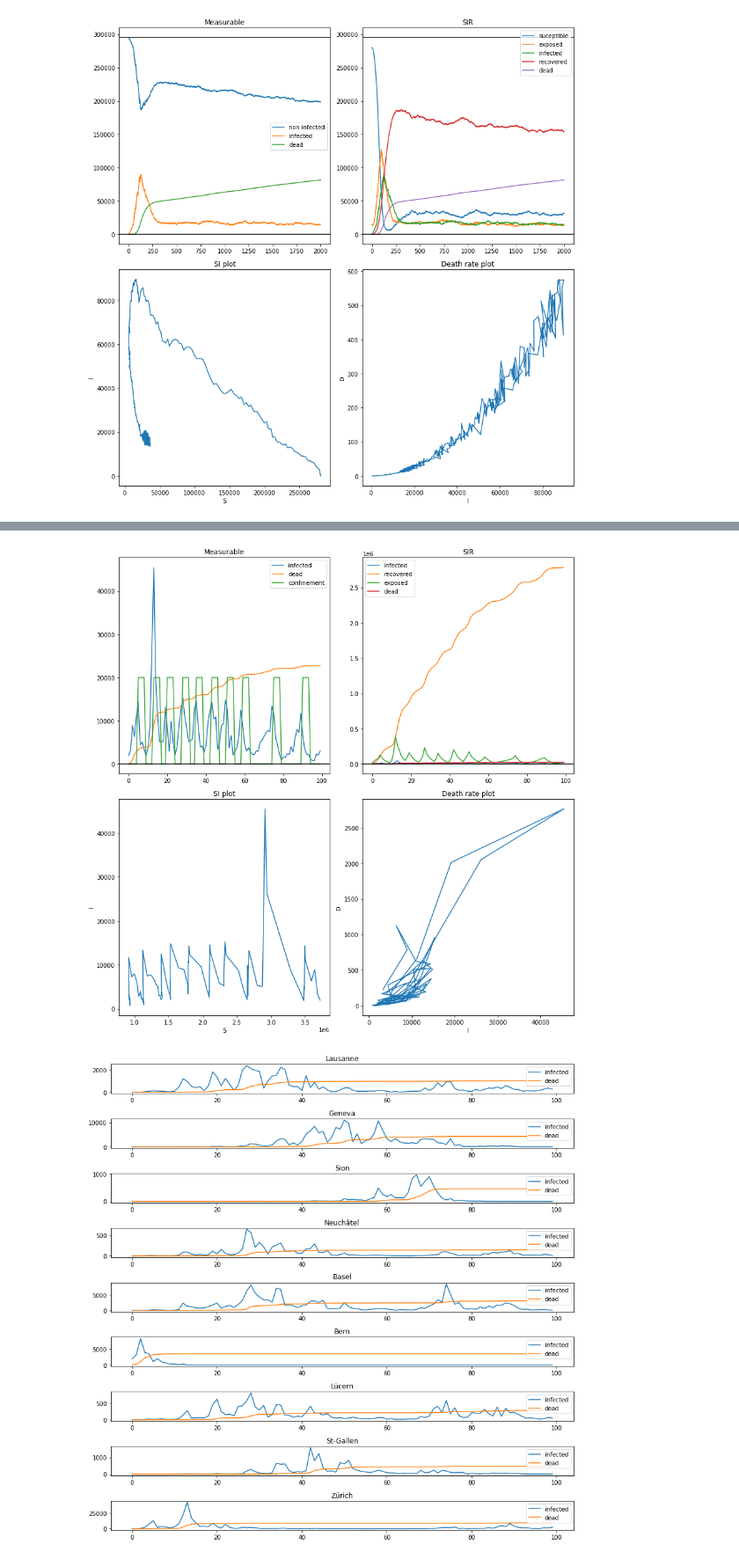
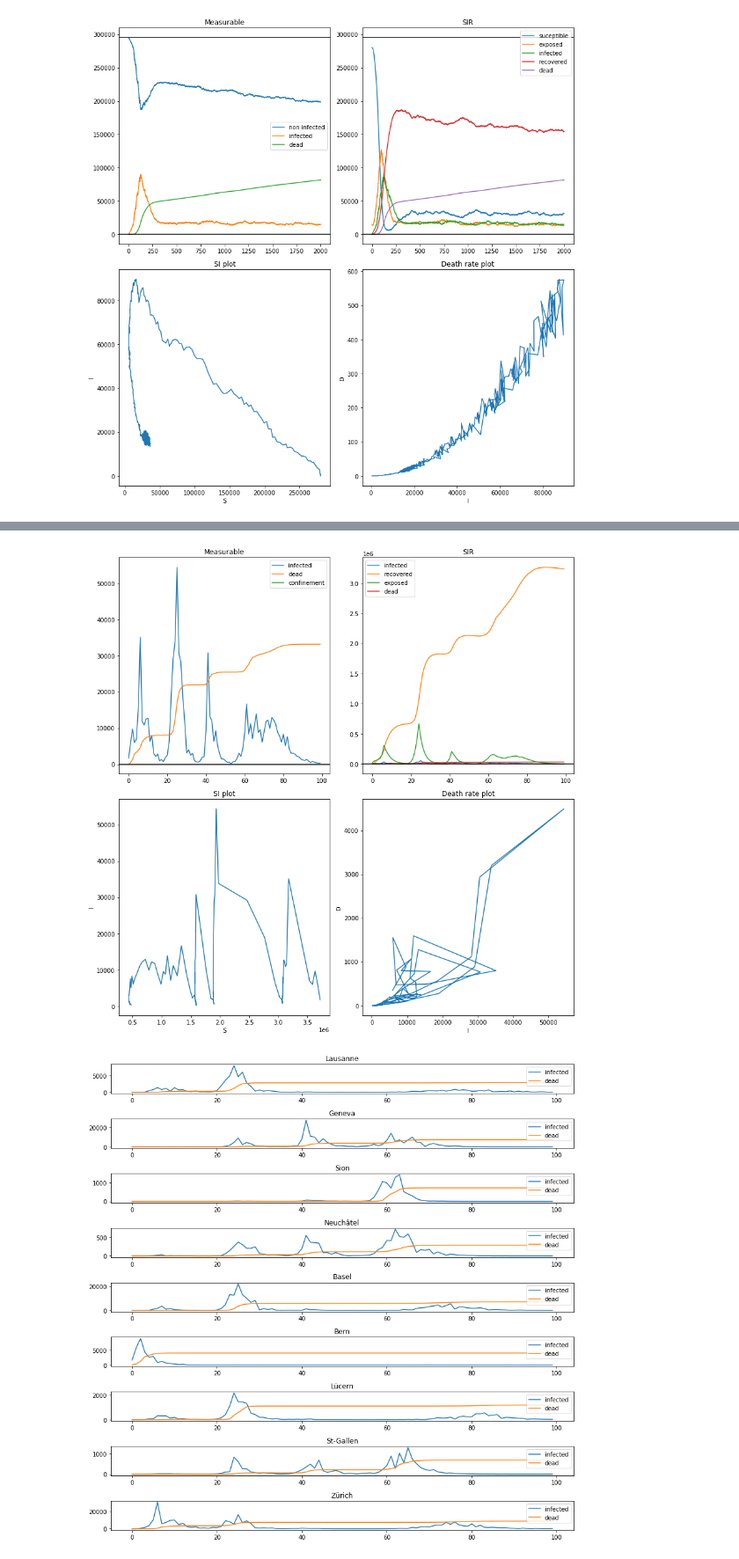
Before and after one commit to RenardDesNeiges/EpidemicsSimulator, a Jupyter notebook: model_experiments.ipynb, the cells around one changed output, grey strips where cells are left out. Shown at 88% size. Cells and saved outputs as stored; diff of their text form; code cells hidden in the pictures.

```diff
--- a/model_experiments.ipynb
+++ b/model_experiments.ipynb
@@ -74,11 +74,10 @@ plot()
 
 dyn = ModelDynamics('./config/switzerland.yaml')
 # dyn = ModelDynamics('./config/single_city.yaml')
-total_history = []
-city_history = []
-confinement_history = []
 
-def plot_per_city():
+
+
+def plot_per_city(city_history):
     plt.rcParams['figure.figsize'] = [12, 12]
 
     fig, ax = plt.subplots(len(city_history[0].keys()),1)
@@ -94,9 +93,7 @@ def plot_per_city():
         ax[i].set_title(c)
         i+= 1
     fig.tight_layout()
-
-
-def plot():
+def plot(total_history):
     plt.rcParams['figure.figsize'] = [12, 12]
 
     fig, ax = plt.subplots(2,2)
@@ -124,59 +121,68 @@ def plot():
     ax[0,1].plot(t_dead)
     ax[0,1].legend(['infected', 'recovered', 'exposed', 'dead'])
     ax[0,1].axhline(0,color='black')
     # ax[0,1].axhline(total_history[0]['initial population'],color='black')
     ax[0,1].set_title('SIR')
 
     # plot 3 "Phase plane 1"
     ax[1,0].plot(np.array(t_suceptible),t_infected)
     ax[1,0].set_xlabel('S')
     ax[1,0].set_ylabel('I')
     ax[1,0].set_title('SI plot')
 
     # plot 3 "Death rate 1"
     ax[1,1].plot(t_infected[1:],t_dead[1:]-t_dead[0:-1])
     ax[1,1].set_xlabel('I')
     ax[1,1].set_ylabel('D')
     ax[1,1].set_title('Death rate plot')
 
     fig.tight_layout()
 
     plt.show()
 
+def naive_run(isolate=False,hospital=False, vaccinate=False, auto_plot=True,time=100,thresh=30000):
 
+    total_history = []
+    city_history = []
+    confinement_history = []
 
-dyn = ModelDynamics('./config/switzerland.yaml')
-act = {}
-act['confinement'] = {c:False for c in dyn.cities}
-act['isolation'] = {c:False for c in dyn.cities}
-act['hospital'] = {c:False for c in dyn.cities}
-act['vaccinate'] = False
-dyn.start_epidemic()
+    dyn = ModelDynamics('./config/switzerland.yaml')
+    act = {}
+    act['confinement'] = {c:False for c in dyn.cities}
+    act['isolation'] = {c:isolate for c in dyn.cities}
+    act['hospital'] = {c:hospital for c in dyn.cities}
+    act['vaccinate'] = vaccinate
+    dyn.start_epidemic()
 
-dyn.start_epidemic(prop=0.05)
-confinement_time = 3
-timer = -1
+    dyn.start_epidemic(prop=0.05)
+    confinement_time = 10
+    timer = -1
 
+    for i in range(time):
+        total, cities = dyn.epidemic_parameters()
+        if total['infected']>thresh or timer >= 0:
+                if timer == -1:
+                    timer = confinement_time
+                timer -= 1
+                act['confinement'] = {c:True for c in dyn.cities}
+                confinement_history.append(1.0)
+                obs = dyn.step(act)
+        else:
+            obs = dyn.step(act)
+            act['confinement'] = {c:False for c in dyn.cities}
+            confinement_history.append(0.0)
 
-for i in range(100):
-    if total['infected']>10000 or timer >= 0:
-            if timer == -1:
-                timer = confinement_time
-            timer -= 1
-            act['confinement'] = {c:True for c in dyn.cities}
-            obs = dyn.step(act)
-            confinement_history.append(1.0)
-    else:
-        dyn.step(act)
-        act['confinement'] = {c:False for c in dyn.cities}
-        confinement_history.append(0)
+        total, cities = dyn.epidemic_parameters()
+        total_history.append(total)
+        city_history.append(cities)
 
-    total, cities = dyn.epidemic_parameters()
-    total_history.append(total)
-    city_history.append(cities)
+    if auto_plot:
+        plot(total_history)
+        plot_per_city(city_history)
 
-plot()
-plot_per_city()
+    return total_history, confinement_history
+
+_ = naive_run(time=100)
 # %% [output]
-[figure, old version]
+[figure, new version]
-[figure, old version]
+[figure, new version]
```
Also changed, not shown: parts of 8 cells of this notebook, 2 other files.
